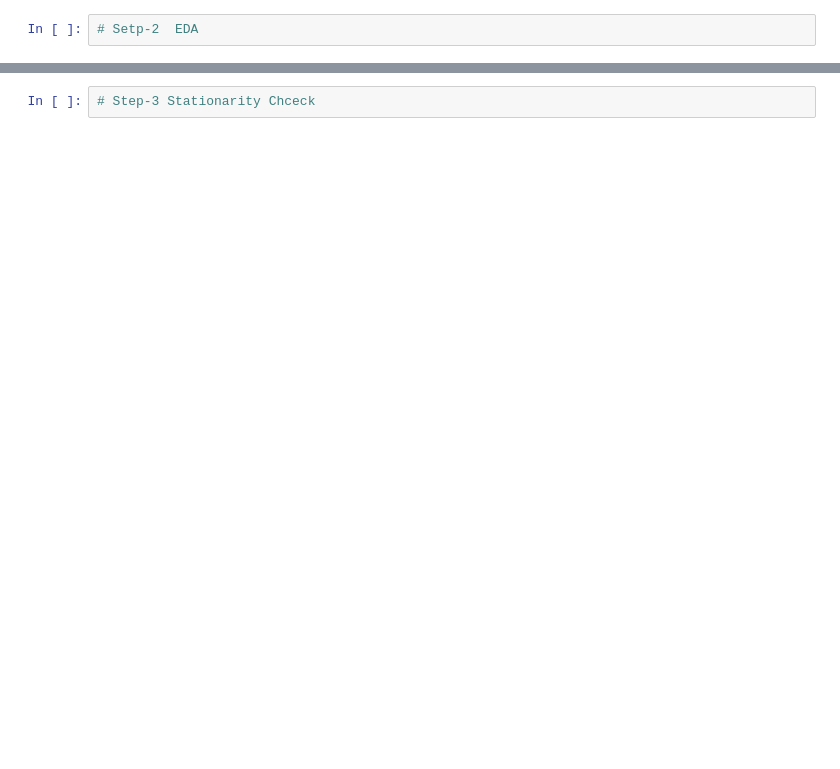
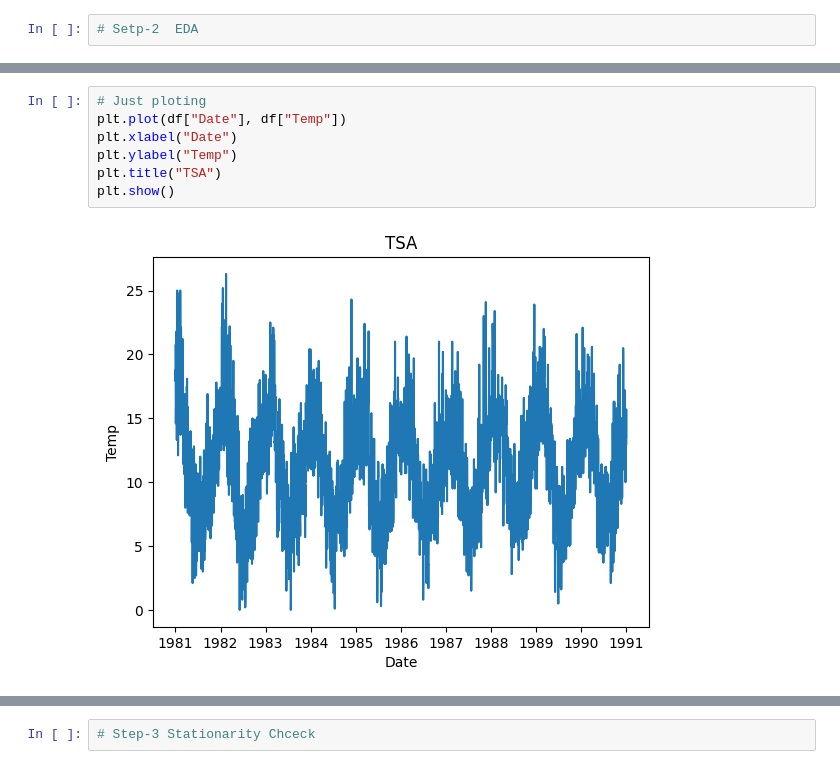
Before and after one commit to KhageshorGiri/Machine_Learning, a Jupyter notebook: Machine Learning/Module 9 - Time Series Analysis/Univariant_Forecasting.ipynb, the cells around one changed output, grey strips where cells are left out. Cells and saved outputs as stored; diff of their text form; blank space fills up the shorter version.

```diff
--- a/Machine Learning/Module 9 - Time Series Analysis/Univariant_Forecasting.ipynb
+++ b/Machine Learning/Module 9 - Time Series Analysis/Univariant_Forecasting.ipynb
@@ -6,0 +115,9 @@
+# %%
+# Just ploting
+plt.plot(df["Date"], df["Temp"])
+plt.xlabel("Date")
+plt.ylabel("Temp")
+plt.title("TSA")
+plt.show()
+# %% [output]
+[figure, added]
```
Also changed, not shown: parts of 37 cells of this notebook.
